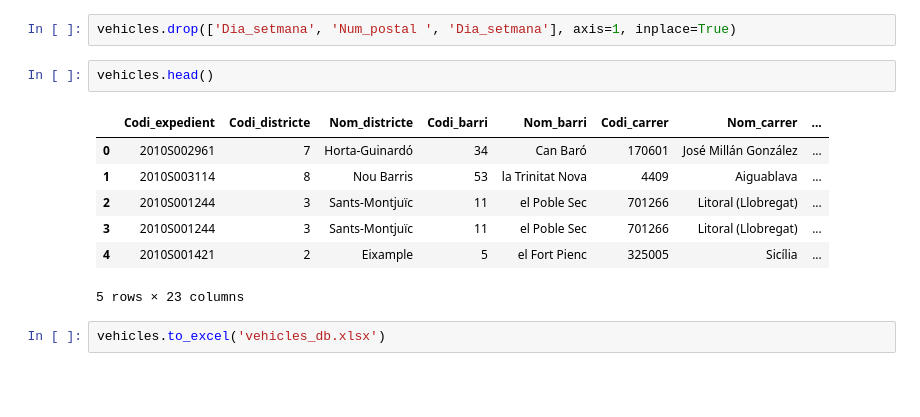
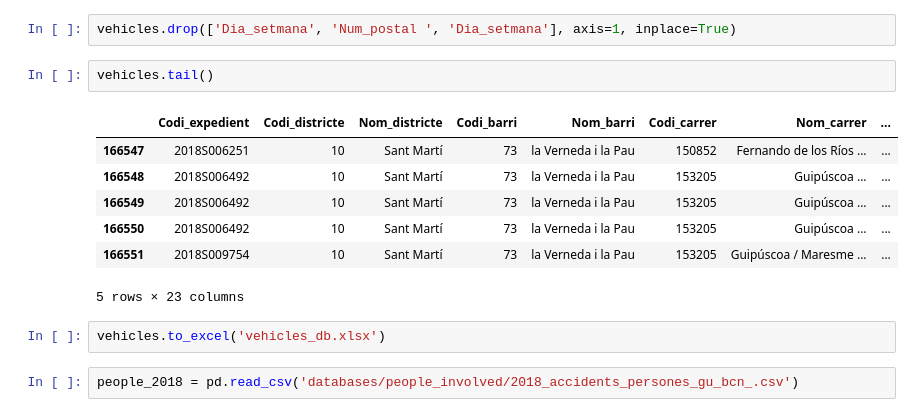
Before and after one commit to roger-roig/your-own-project, a Jupyter notebook: db_cleaning.ipynb, the cells around one changed output. Drawn from its saved outputs; the diff is of its cells as text; blank space fills up the shorter version.

Commit message:
advanced on cleaning of data, did first exploratory analysis on combined dataframes

```diff
--- a/db_cleaning.ipynb
+++ b/db_cleaning.ipynb
@@ -165,14 +165,16 @@ vehicles.head()
 # %%
 vehicles.drop(['Dia_setmana', 'Num_postal ', 'Dia_setmana'], axis=1, inplace=True)
 # %%
-vehicles.head()
+vehicles.tail()
 # %% [output]
 |  | Codi_expedient | Codi_districte | Nom_districte | Codi_barri | Nom_barri | Codi_carrer | Nom_carrer | ... |
-| 0 | 2010S002961 | 7 | Horta-Guinardó | 34 | Can Baró | 170601 | José Millán González | ... |
-| 1 | 2010S003114 | 8 | Nou Barris | 53 | la Trinitat Nova | 4409 | Aiguablava | ... |
-| 2 | 2010S001244 | 3 | Sants-Montjuïc | 11 | el Poble Sec | 701266 | Litoral (Llobregat) | ... |
-| 3 | 2010S001244 | 3 | Sants-Montjuïc | 11 | el Poble Sec | 701266 | Litoral (Llobregat) | ... |
-| 4 | 2010S001421 | 2 | Eixample | 5 | el Fort Pienc | 325005 | Sicília | ... |
+| 166547 | 2018S006251 | 10 | Sant Martí | 73 | la Verneda i la Pau | 150852 | Fernando de los Ríos ... | ... |
+| 166548 | 2018S006492 | 10 | Sant Martí | 73 | la Verneda i la Pau | 153205 | Guipúscoa ... | ... |
+| 166549 | 2018S006492 | 10 | Sant Martí | 73 | la Verneda i la Pau | 153205 | Guipúscoa ... | ... |
+| 166550 | 2018S006492 | 10 | Sant Martí | 73 | la Verneda i la Pau | 153205 | Guipúscoa ... | ... |
+| 166551 | 2018S009754 | 10 | Sant Martí | 73 | la Verneda i la Pau | 153205 | Guipúscoa / Maresme ... | ... |
 5 rows × 23 columns
 # %%
 vehicles.to_excel('vehicles_db.xlsx')
+# %%
+people_2018 = pd.read_csv('databases/people_involved/2018_accidents_persones_gu_bcn_.csv')
```
Also changed, not shown: parts of 76 cells of this notebook, 4 other files.
